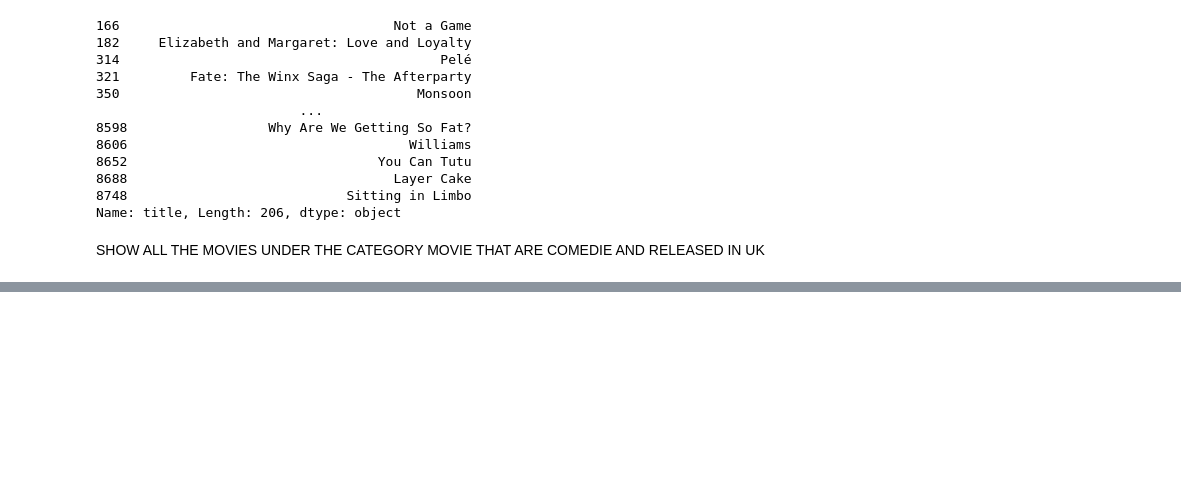
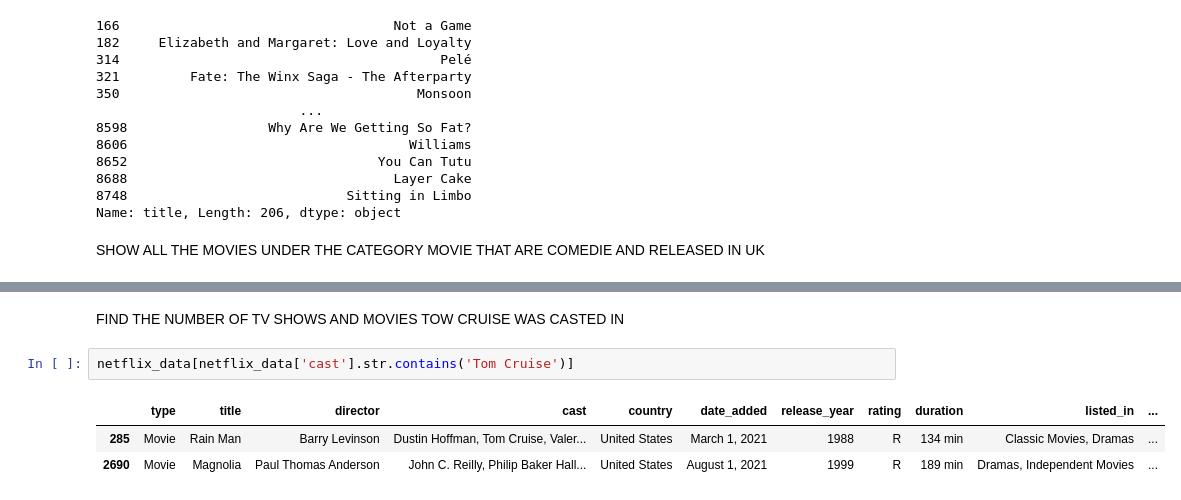
Before and after one commit to lewah/mangosplit, a Jupyter notebook: Netflix_project/exploration_netflix_data.ipynb, the cells around one changed output, grey strips where cells are left out. Cells and saved outputs as stored; diff of their text form; blank space fills up the shorter version.

```diff
--- a/Netflix_project/exploration_netflix_data.ipynb
+++ b/Netflix_project/exploration_netflix_data.ipynb
@@ -197,0 +201,8 @@ netflix_data[ (netflix_data['listed_in'].str.contains('Comedies', case=False)) &
+# %% [markdown]
+FIND THE NUMBER OF TV SHOWS AND MOVIES TOW CRUISE WAS CASTED IN
+# %%
+netflix_data[netflix_data['cast'].str.contains('Tom Cruise')]
+# %% [output]
+|  | type | title | director | cast | country | date_added | release_year | rating | duration | listed_in | ... |
+| 285 | Movie | Rain Man | Barry Levinson | Dustin Hoffman, Tom Cruise, Valer... | United States | March 1, 2021 | 1988 | R | 134 min | Classic Movies, Dramas | ... |
+| 2690 | Movie | Magnolia | Paul Thomas Anderson | John C. Reilly, Philip Baker Hall... | United States | August 1, 2021 | 1999 | R | 189 min | Dramas, Independent Movies | ... |
```
Also changed, not shown: parts of 8 cells of this notebook.
